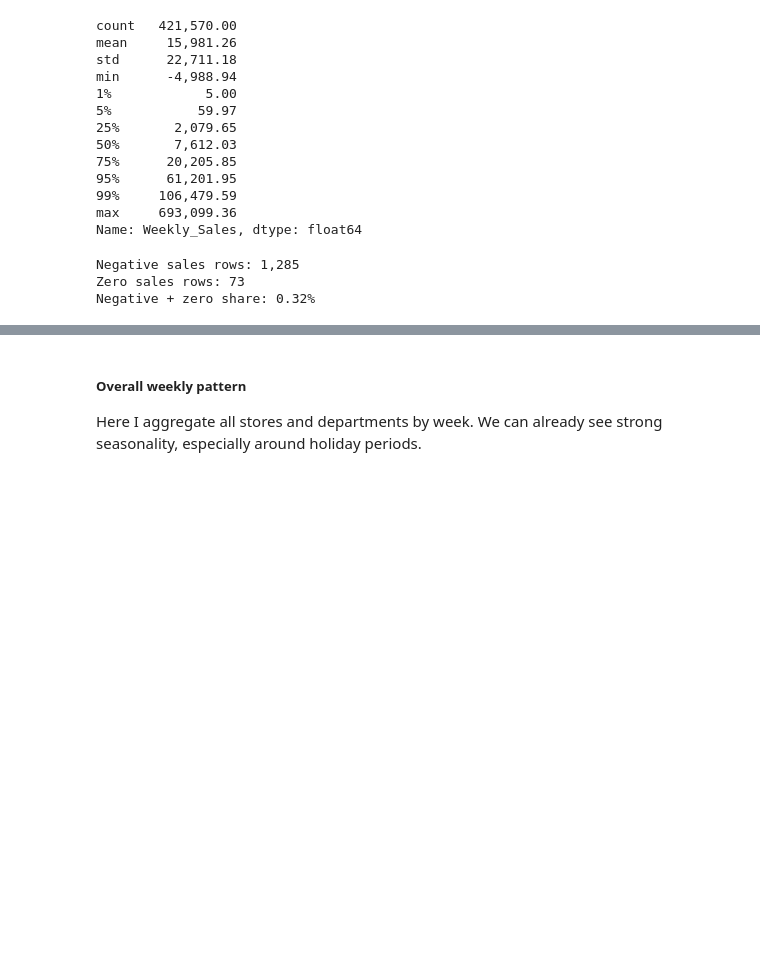
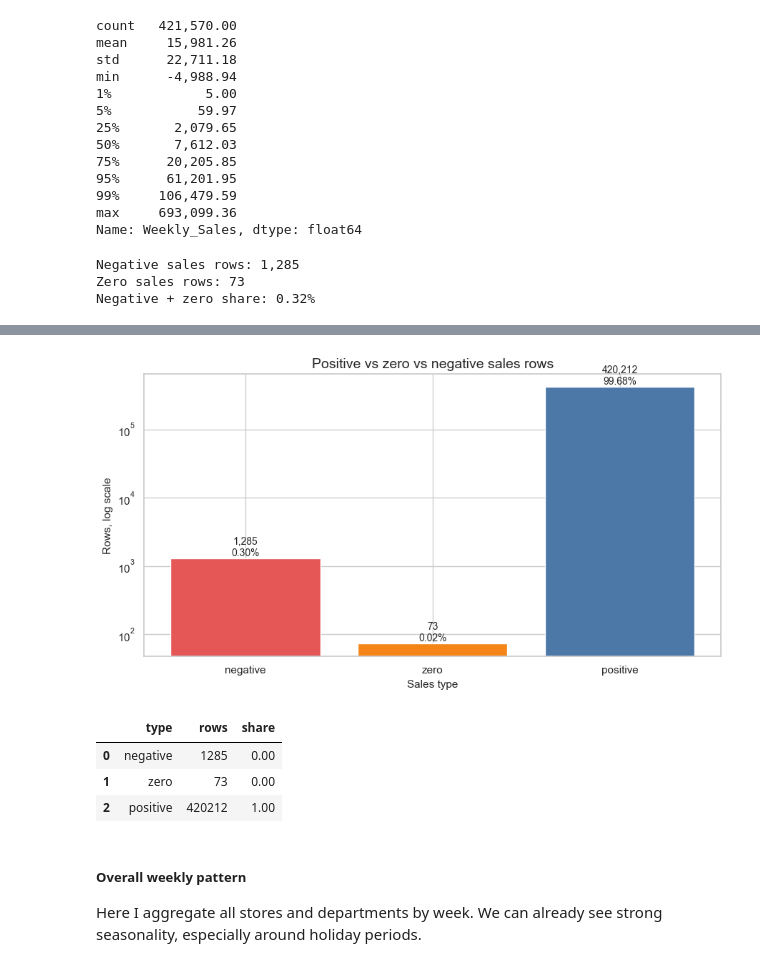
Before and after one commit to ZukaCS/ML_FINAL_PROJECT, a Jupyter notebook: eda.ipynb, the cells around one changed output, grey strips where cells are left out. Drawn from its saved outputs; the diff is of its cells as text; code cells hidden in the pictures; blank space fills up the shorter version.

Commit message:
negative vs positive sales chart

```diff
--- a/eda.ipynb
+++ b/eda.ipynb
@@ -222,3 +225,44 @@ Negative + zero share: 0.32%
+# %%
+sales_type_summary = pd.DataFrame({
+    "type": ["negative", "zero", "positive"],
+    "rows": [
+        (df["Weekly_Sales"] < 0).sum(),
+        (df["Weekly_Sales"] == 0).sum(),
+        (df["Weekly_Sales"] > 0).sum(),
+    ]
+})
+sales_type_summary["share"] = sales_type_summary["rows"] / len(df)
+
+fig, ax = plt.subplots(figsize=(9, 5))
+colors = ["#E45756", "#F58518", "#4C78A8"]
+bars = ax.bar(sales_type_summary["type"], sales_type_summary["rows"], color=colors)
+
+ax.set_yscale("log")
+ax.set_title("Positive vs zero vs negative sales rows")
+ax.set_xlabel("Sales type")
+ax.set_ylabel("Rows, log scale")
+
+for bar, rows, share in zip(bars, sales_type_summary["rows"], sales_type_summary["share"]):
+    label = f"{rows:,}" + chr(10) + f"{share:.2%}"
+    ax.text(
+        bar.get_x() + bar.get_width() / 2,
+        rows,
+        label,
+        ha="center",
+        va="bottom",
+        fontsize=10,
+    )
+
+plt.tight_layout()
+plt.show()
+
+sales_type_summary
+# %% [output]
+[figure, added]
+|  | type | rows | share |
+| 0 | negative | 1285 | 0.00 |
+| 1 | zero | 73 | 0.00 |
+| 2 | positive | 420212 | 1.00 |
 # %% [markdown]
 ##### Overall weekly pattern
 Here I aggregate all stores and departments by week. We can already see strong seasonality, especially around holiday periods.
```
Also changed, not shown: parts of 1 cell of this notebook.
